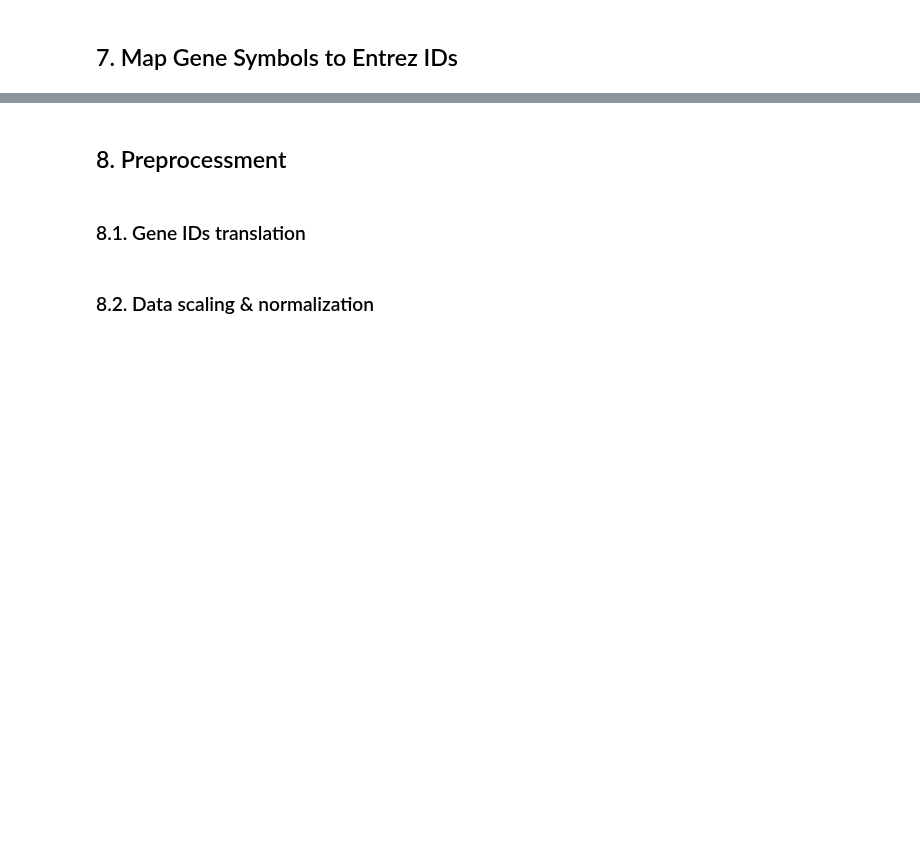
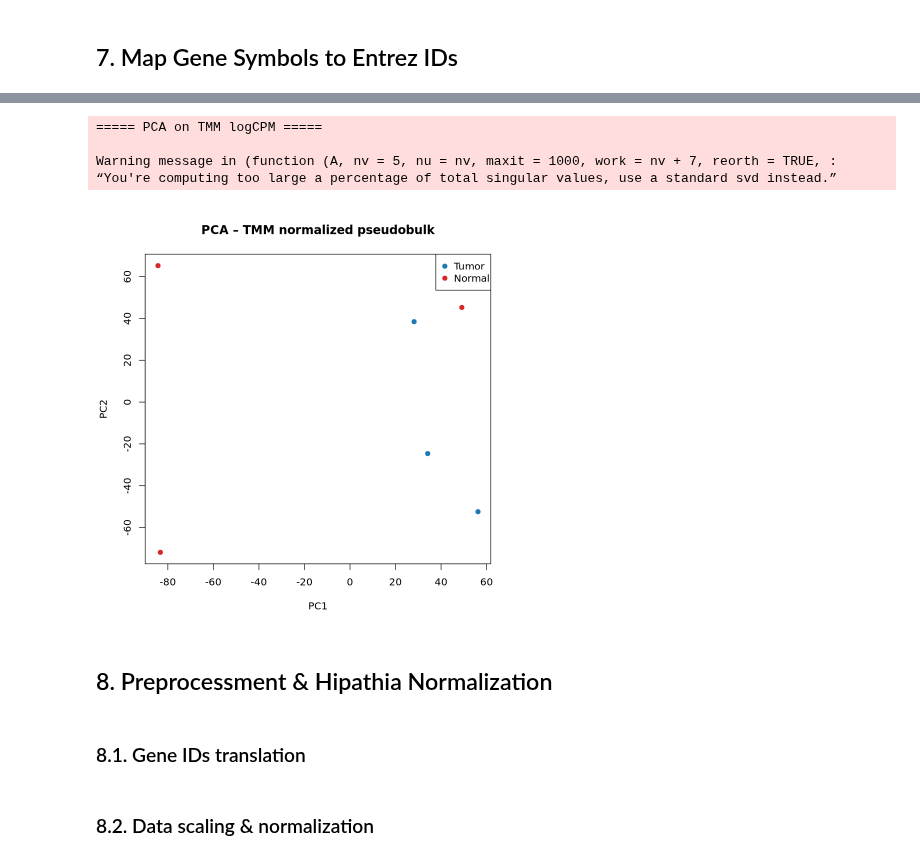
Before and after one commit to BennetDub/mein-r-projekt, a Jupyter notebook: Hipathia script.ipynb, the cells around one changed output, grey strips where cells are left out. Drawn from its saved outputs; the diff is of its cells as text; code cells hidden in the pictures; blank space fills up the shorter version.

```diff
--- a/Hipathia script.ipynb
+++ b/Hipathia script.ipynb
@@ -637,5 +844,50 @@ File written: expr_pseudobulk_entrez.csv
+# %%
+## ===========================================
+## PCA using TMM-normalized logCPM
+## ===========================================
+
+message("\n===== PCA on TMM logCPM =====")
+
+# Matrix format: samples × genes
+pca_mat <- t(logCPM)
+
+# Remove zero variance genes
+vars <- apply(logCPM, 1, var)
+pca_mat <- t(logCPM[vars > 0, ])
+
+# PCA (fast if irlba installed)
+if (requireNamespace("irlba", quietly = TRUE)) {
+    pca_res <- irlba::prcomp_irlba(pca_mat, n = 5)
+} else {
+    pca_res <- prcomp(pca_mat, scale. = TRUE)
+}
+
+# Colors by design group
+groups <- design$group
+cols <- ifelse(groups == group1_name, "#1f77b4", "#d62728")
+
+# Plot
+plot(
+    pca_res$x[,1], pca_res$x[,2],
+    col = cols, pch = 19,
+    xlab = "PC1", ylab = "PC2",
+    main = "PCA – TMM normalized pseudobulk"
+)
+
+legend(
+    "topright",
+    legend = unique(groups),
+    col = c("#1f77b4", "#d62728"),
+    pch = 19
+)
+# %% [output]
+===== PCA on TMM logCPM =====
+
+Warning message in (function (A, nv = 5, nu = nv, maxit = 1000, work = nv + 7, reorth = TRUE, :
+“You're computing too large a percentage of total singular values, use a standard svd instead.”
+[figure, added]
 # %% [markdown]
-## 8. Preprocessment
+## 8. Preprocessment & Hipathia Normalization
 # %% [markdown]
 ### 8.1. Gene IDs translation
 # %%
```
Also changed, not shown: parts of 50 cells of this notebook.
